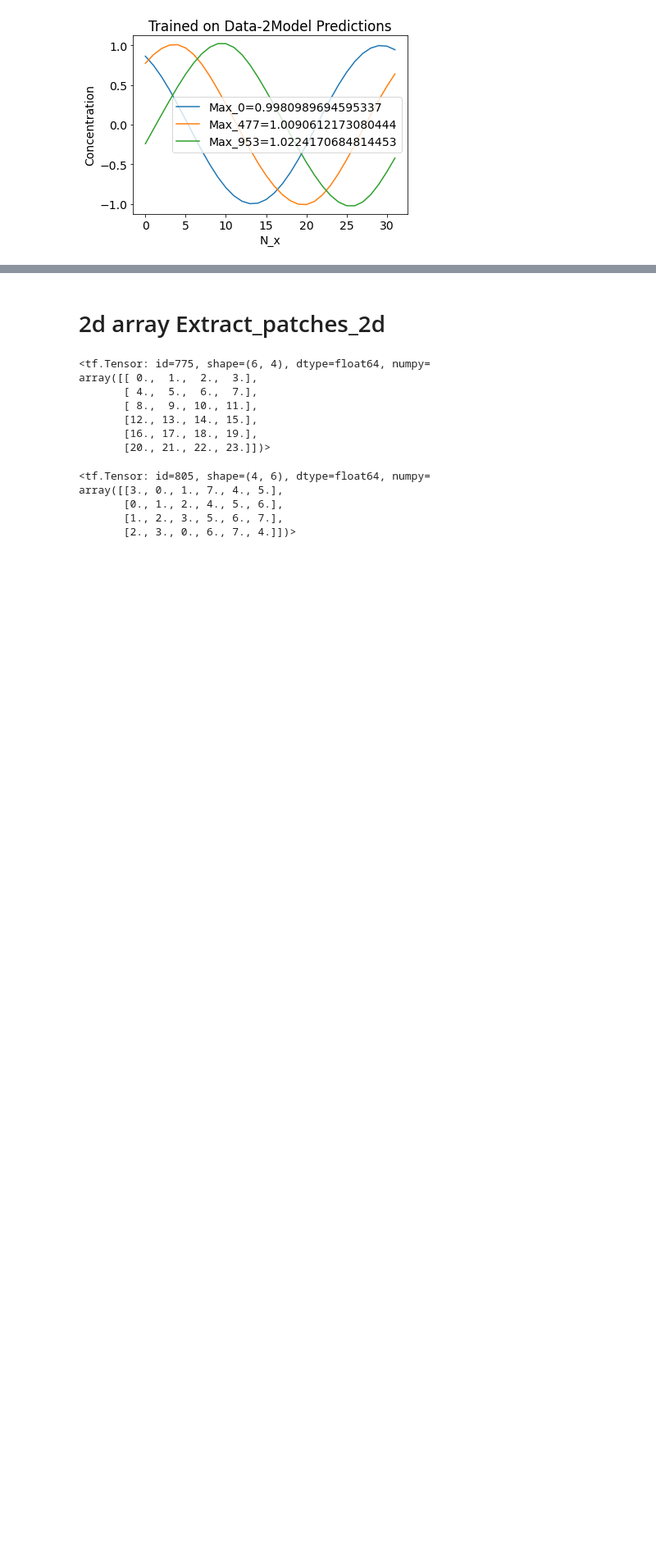
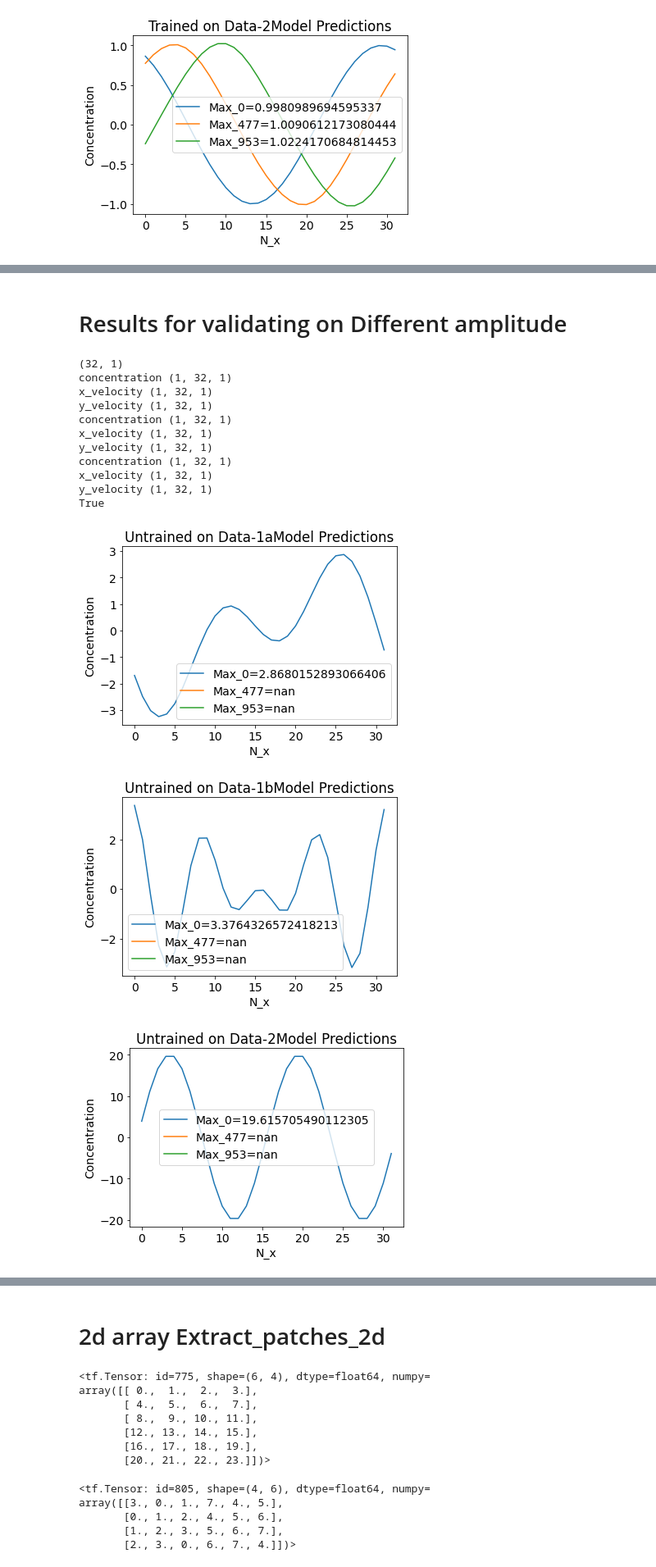
Before and after one commit to aditya5252/Multiprocessing_OOPs, a Jupyter notebook: Final_Experiments/Validate_multi_variableData.ipynb, the cells around one changed output, grey strips where cells are left out. Shown at 82% size. Saved outputs shown, nothing was run; the diff lists cells and outputs as text; code cells hidden in the pictures; blank space fills up the shorter version.

Commit message:
Uniamplitude training and Validation

```diff
--- a/Final_Experiments/Validate_multi_variableData.ipynb
+++ b/Final_Experiments/Validate_multi_variableData.ipynb
@@ -605,0 +678,19 @@ WARNING: Entity <function Function._initialize_uninitialized_variables.<locals>.
+# %% [markdown]
+# Results for validating on Different amplitude
+# %%
+multi_train_validate(3,init1a=[[1,1],[1,2],[3,4]],init1b=[[1,1],[3,4],[1,2]],init2=[[20],[2],[0]])
+# %% [output]
+(32, 1)
+concentration (1, 32, 1)
+x_velocity (1, 32, 1)
+y_velocity (1, 32, 1)
+concentration (1, 32, 1)
+x_velocity (1, 32, 1)
+y_velocity (1, 32, 1)
+concentration (1, 32, 1)
+x_velocity (1, 32, 1)
+y_velocity (1, 32, 1)
+True
+[figure, added]
+[figure, added]
+[figure, added]
```
Also changed, not shown: parts of 3 cells of this notebook.
